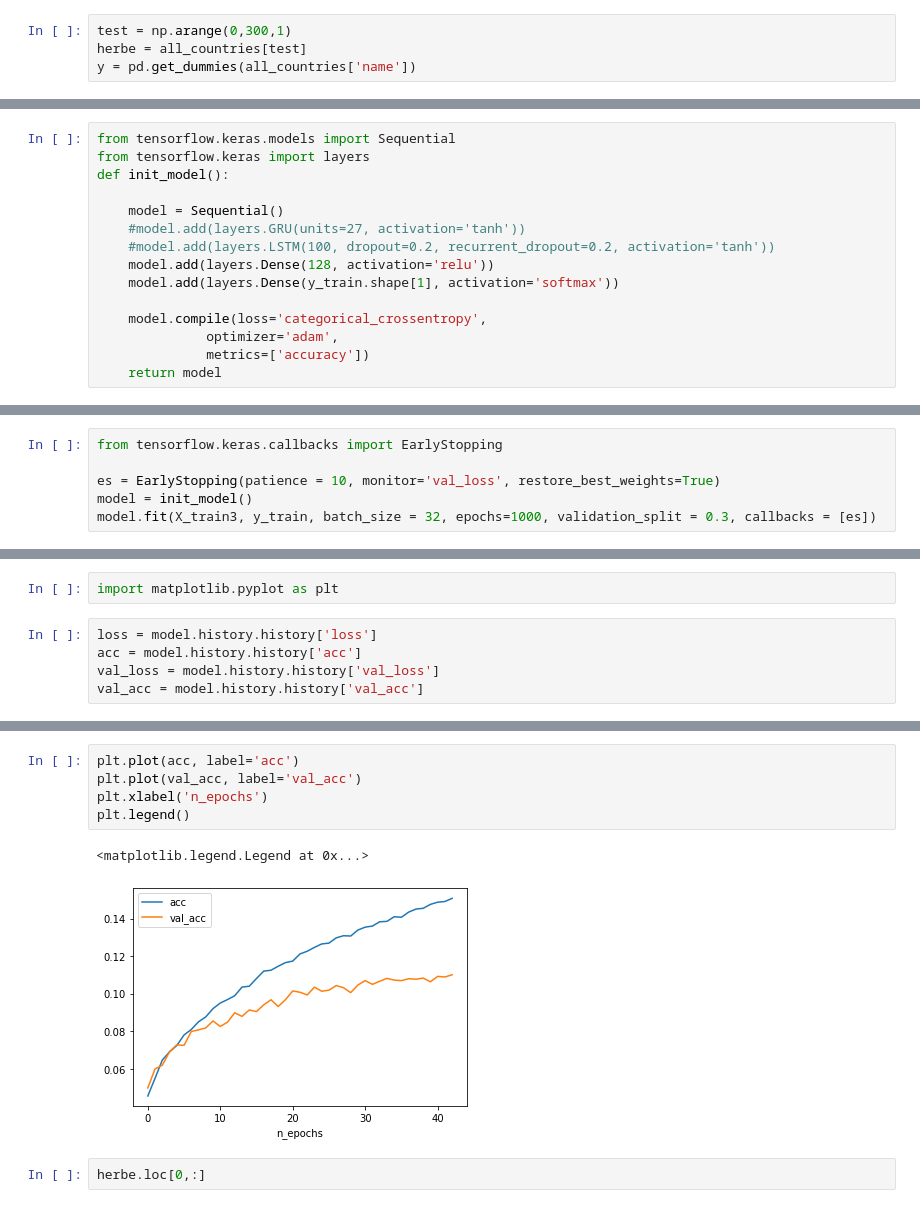
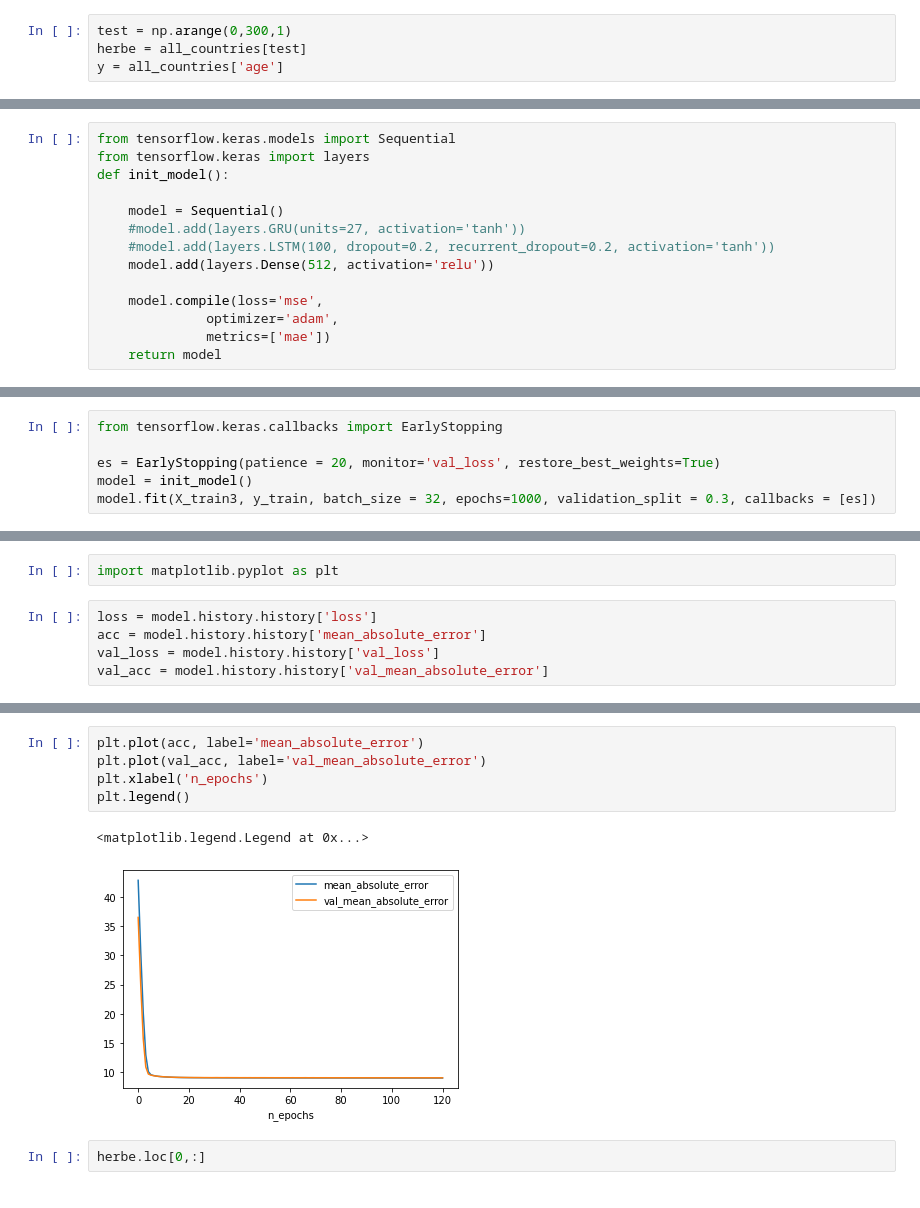
Before and after one commit to simonjpastor/delphes, a Jupyter notebook: notebooks/pierre_notebooks/pierre_preprocessing.ipynb, the cells around one changed output, grey strips where cells are left out. Drawn from its saved outputs; the diff is of its cells as text.

```diff
--- a/notebooks/pierre_notebooks/pierre_preprocessing.ipynb
+++ b/notebooks/pierre_notebooks/pierre_preprocessing.ipynb
@@ -524,4 +567,4 @@ all_countries
 # %%
 test = np.arange(0,300,1)
 herbe = all_countries[test]
-y = pd.get_dummies(all_countries['name'])
+y = all_countries['age']
@@ -544,12 +602,11 @@ def init_model():
     model = Sequential()
     #model.add(layers.GRU(units=27, activation='tanh'))
     #model.add(layers.LSTM(100, dropout=0.2, recurrent_dropout=0.2, activation='tanh'))
-    model.add(layers.Dense(128, activation='relu'))
-    model.add(layers.Dense(y_train.shape[1], activation='softmax'))
+    model.add(layers.Dense(512, activation='relu'))
 
-    model.compile(loss='categorical_crossentropy',
+    model.compile(loss='mse',
               optimizer='adam',
-              metrics=['accuracy'])
+              metrics=['mae'])
     return model
 # %%
 X_train3.shape
@@ -562,7 +619,7 @@ y_train.shape
 # %%
 from tensorflow.keras.callbacks import EarlyStopping
 
-es = EarlyStopping(patience = 10, monitor='val_loss', restore_best_weights=True)
+es = EarlyStopping(patience = 20, monitor='val_loss', restore_best_weights=True)
 model = init_model()
 model.fit(X_train3, y_train, batch_size = 32, epochs=1000, validation_split = 0.3, callbacks = [es])
 # %% [output]
@@ -609,9 +666,9 @@ array([[-0.02825846, -0.00807517,  0.00644887, ..., -0.03742201,
 import matplotlib.pyplot as plt
 # %%
 loss = model.history.history['loss']
-acc = model.history.history['acc']
+acc = model.history.history['mean_absolute_error']
 val_loss = model.history.history['val_loss']
-val_acc = model.history.history['val_acc']
+val_acc = model.history.history['val_mean_absolute_error']
 # %%
 plt.plot(loss, label = 'loss')
 plt.plot(val_loss, label='val_loss')
@@ -623,11 +680,11 @@ plt.legend()
 # %%
-plt.plot(acc, label='acc')
-plt.plot(val_acc, label='val_acc')
+plt.plot(acc, label='mean_absolute_error')
+plt.plot(val_acc, label='val_mean_absolute_error')
 plt.xlabel('n_epochs')
 plt.legend()
 # %% [output]
 <matplotlib.legend.Legend at 0x...>
-[figure, old version]
+[figure, new version]
 # %%
 herbe.loc[0,:]
 # %% [output]
```
Also changed, not shown: parts of 51 cells of this notebook, 2 other files.
